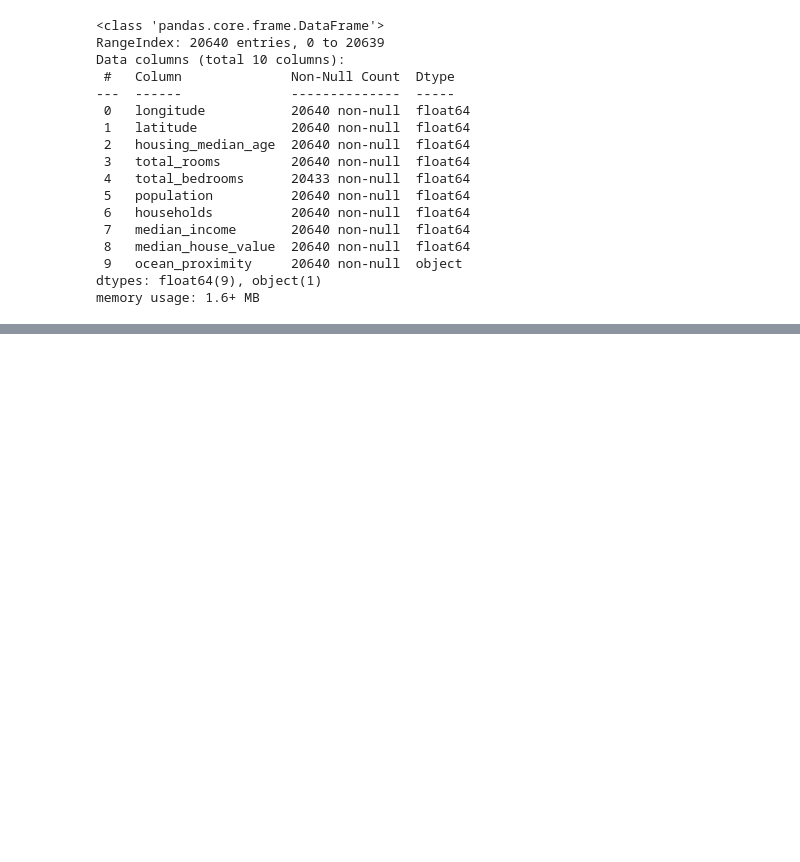
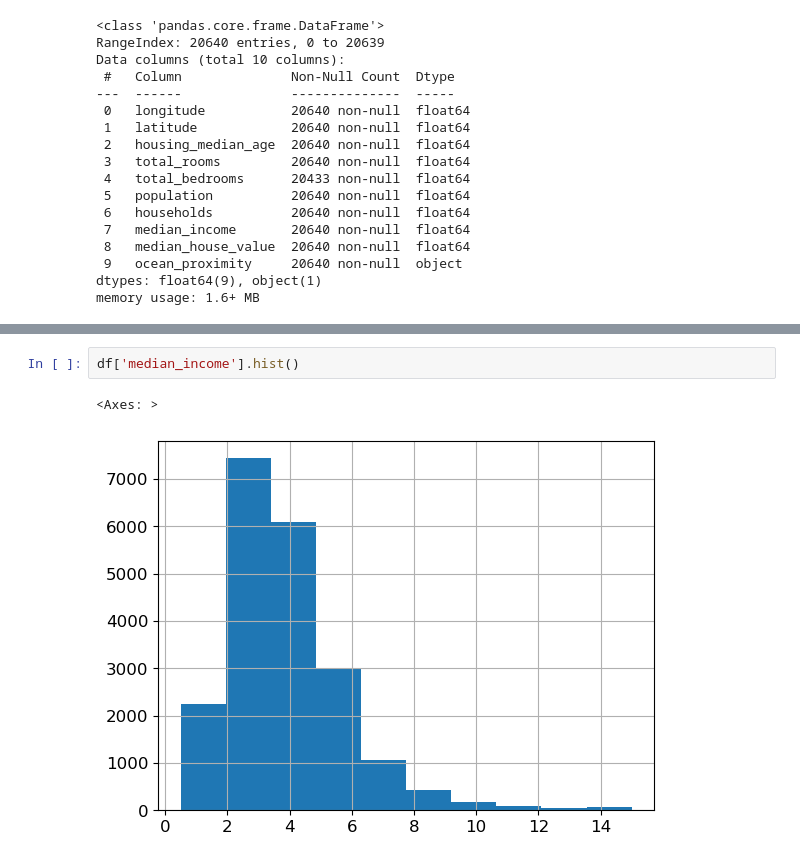
Before and after one commit to AhmedQassemDev2004/Calefornia-House-Pricing, a Jupyter notebook: Calefornia_House_Pricing.ipynb, the cells around one changed output, grey strips where cells are left out. Saved outputs shown, nothing was run; the diff lists cells and outputs as text; blank space fills up the shorter version.

```diff
--- a/Calefornia_House_Pricing.ipynb
+++ b/Calefornia_House_Pricing.ipynb
@@ -269,0 +126,5 @@ plt.show()
+# %%
+df['median_income'].hist()
+# %% [output]
+<Axes: >
+[figure, added]
```
Also changed, not shown: parts of 64 cells of this notebook, 14 other files.
